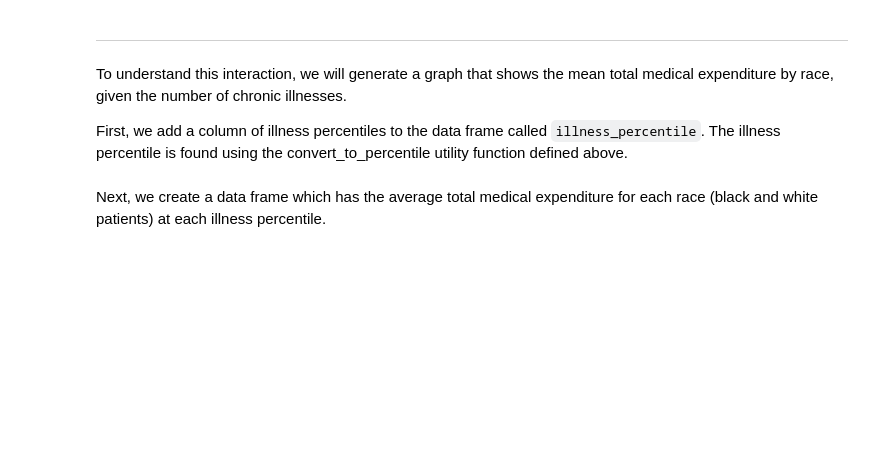
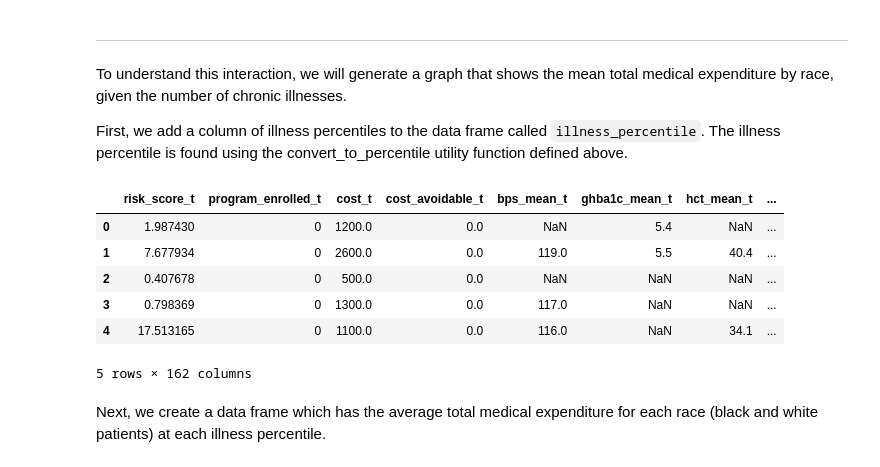
Before and after one commit to data-4ac/Spring-2022, a Jupyter notebook: Notebook5/notebook5S22.ipynb, the cells around one changed output. Saved outputs shown, nothing was run; the diff lists cells and outputs as text; code cells hidden in the pictures; blank space fills up the shorter version.

```diff
--- a/Notebook5/notebook5S22.ipynb
+++ b/Notebook5/notebook5S22.ipynb
@@ -230,9 +268,18 @@ To understand this interaction, we will generate a graph that shows the mean tot
 
 First, we add a column of illness percentiles to the data frame called `illness_percentile`. The illness percentile is found using the convert_to_percentile utility function defined above.
 # %%
-illness_percentile = convert_to_percentile(data, "gagne_sum_t")
+gagne_sum_t = data['gagne_sum_t']
+illness_percentile = gagne_sum_t.apply(lambda x: percentileofscore(gagne_sum_t, x))
 data['illness_percentile'] = illness_percentile
 data.head()
+# %% [output]
+|  | risk_score_t | program_enrolled_t | cost_t | cost_avoidable_t | bps_mean_t | ghba1c_mean_t | hct_mean_t | ... |
+| 0 | 1.987430 | 0 | 1200.0 | 0.0 | NaN | 5.4 | NaN | ... |
+| 1 | 7.677934 | 0 | 2600.0 | 0.0 | 119.0 | 5.5 | 40.4 | ... |
+| 2 | 0.407678 | 0 | 500.0 | 0.0 | NaN | NaN | NaN | ... |
+| 3 | 0.798369 | 0 | 1300.0 | 0.0 | 117.0 | NaN | NaN | ... |
+| 4 | 17.513165 | 0 | 1100.0 | 0.0 | 116.0 | NaN | 34.1 | ... |
+5 rows × 162 columns
 # %% [markdown]
 Next, we create a data frame which has the average total medical expenditure for each race (black and white patients) at each illness percentile.
 # %%
```
Also changed, not shown: parts of 13 cells of this notebook.
